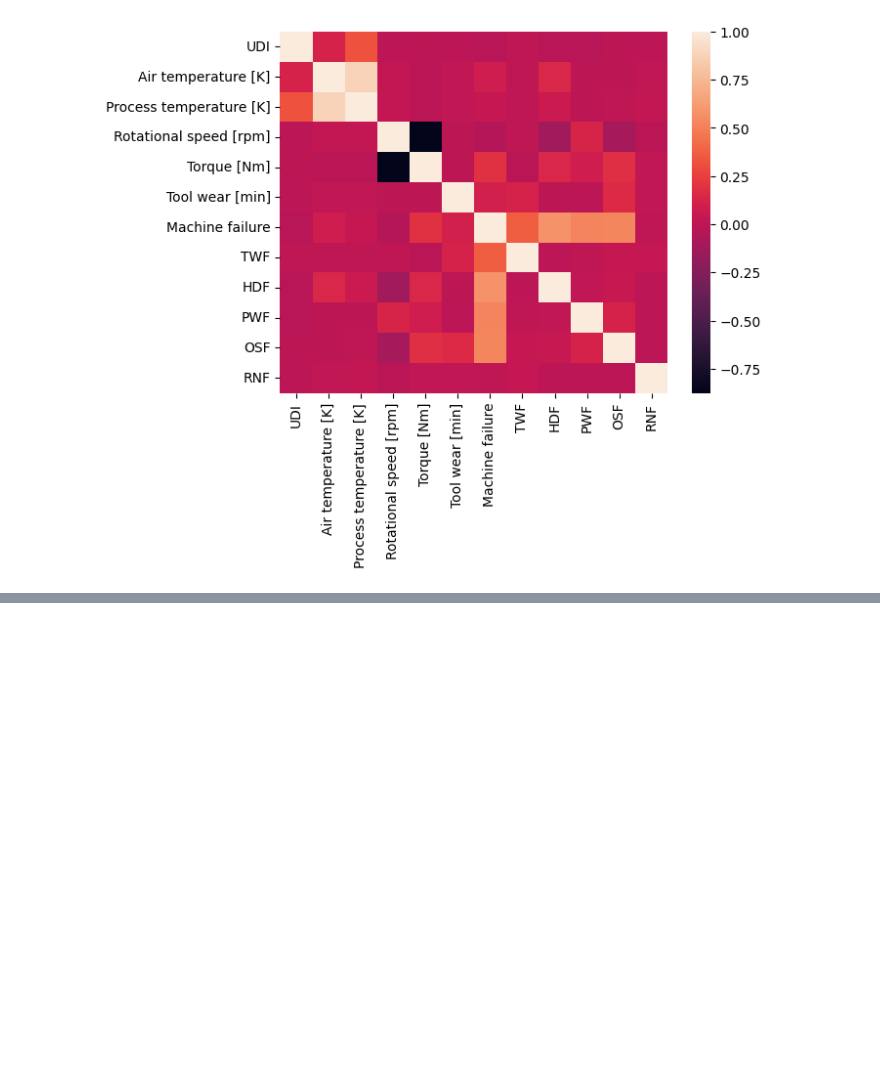
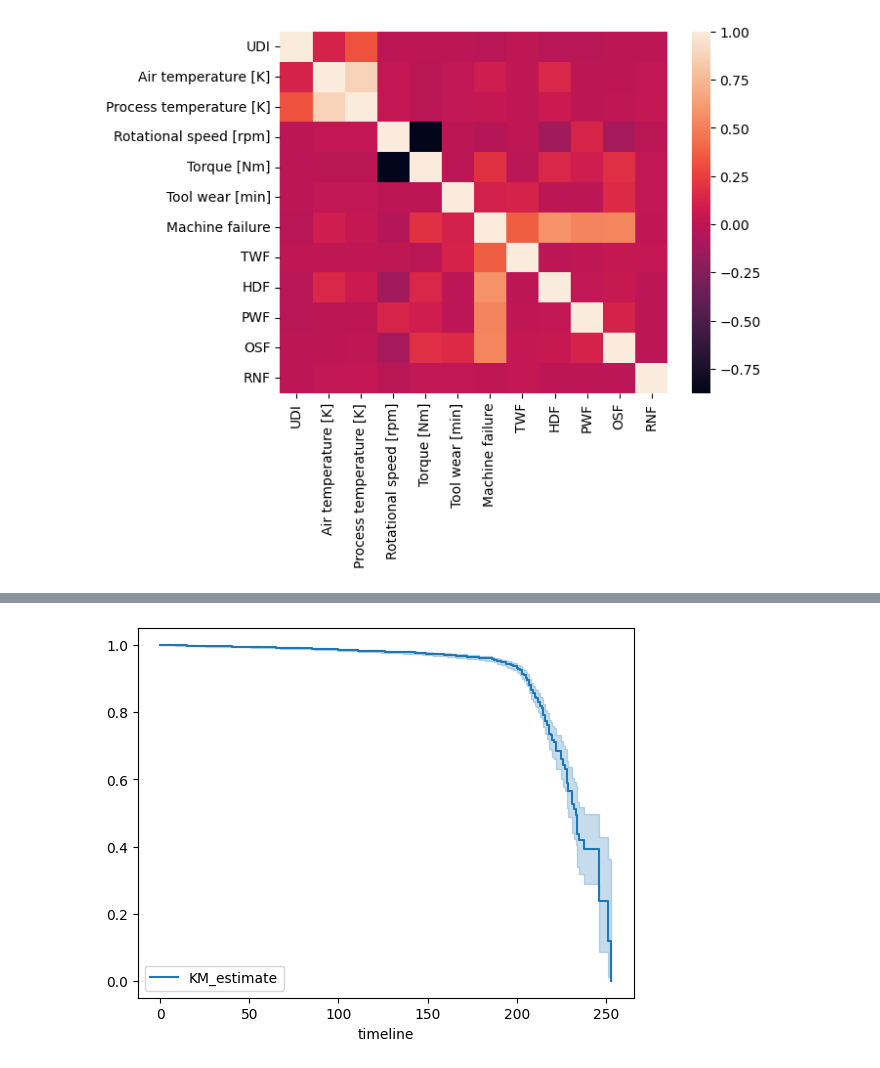
Before and after one commit to AlexanderPelaezJimenez/survival_analysis, a Jupyter notebook: survival_analysis.ipynb, the cells around one changed output, grey strips where cells are left out. Drawn from its saved outputs; the diff is of its cells as text; code cells hidden in the pictures; blank space fills up the shorter version.

```diff
--- a/survival_analysis.ipynb
+++ b/survival_analysis.ipynb
@@ -184,0 +204,13 @@ En Python, esto puede hacerse utilizando el paquete **[lifeline](https://lifelin
+# %%
+# Inicia un objeto KaplanMeierFitter
+kmf = KaplanMeierFitter()
+
+# Ajusta el objeto KaplanMeierFitter a los datos
+kmf.fit(durations=df['Tool wear [min]'],
+        event_observed=df['Machine failure'])
+
+# Visualizamos la curva de supervivencia
+kmf.plot_survival_function()
+plt.show()
+# %% [output]
+[figure, added]
```
Also changed, not shown: parts of 8 cells of this notebook.
